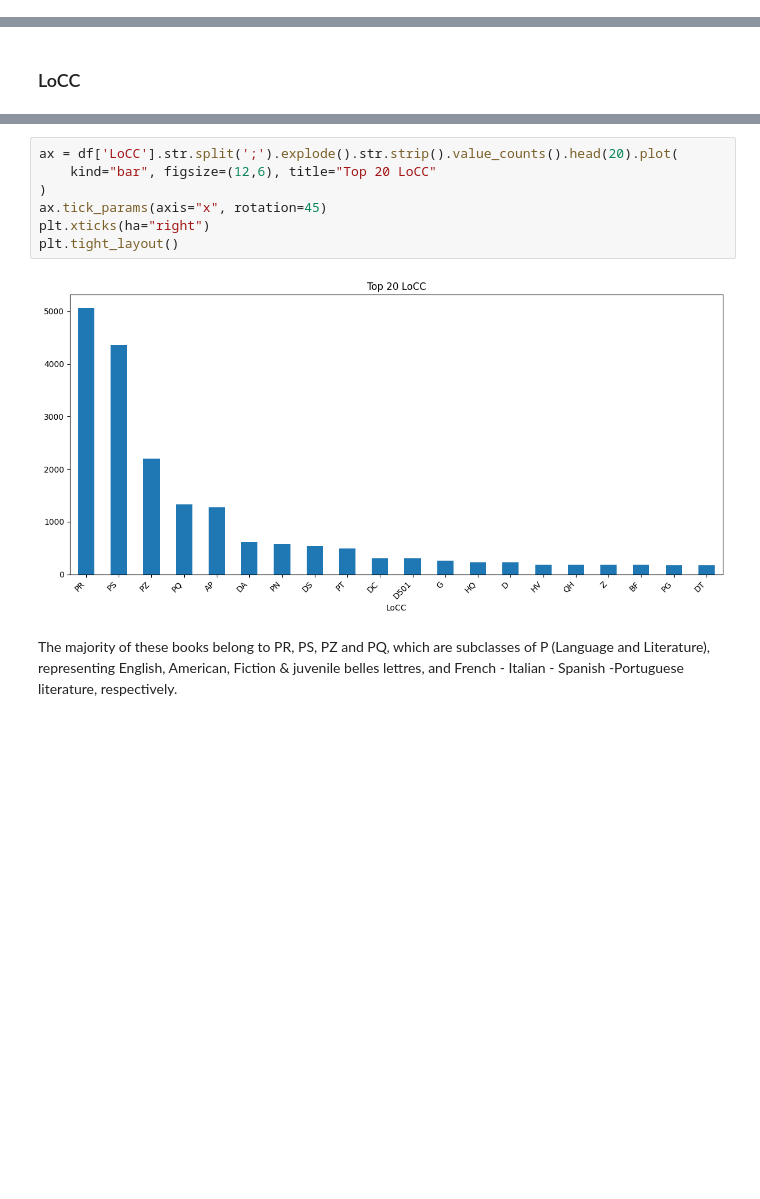
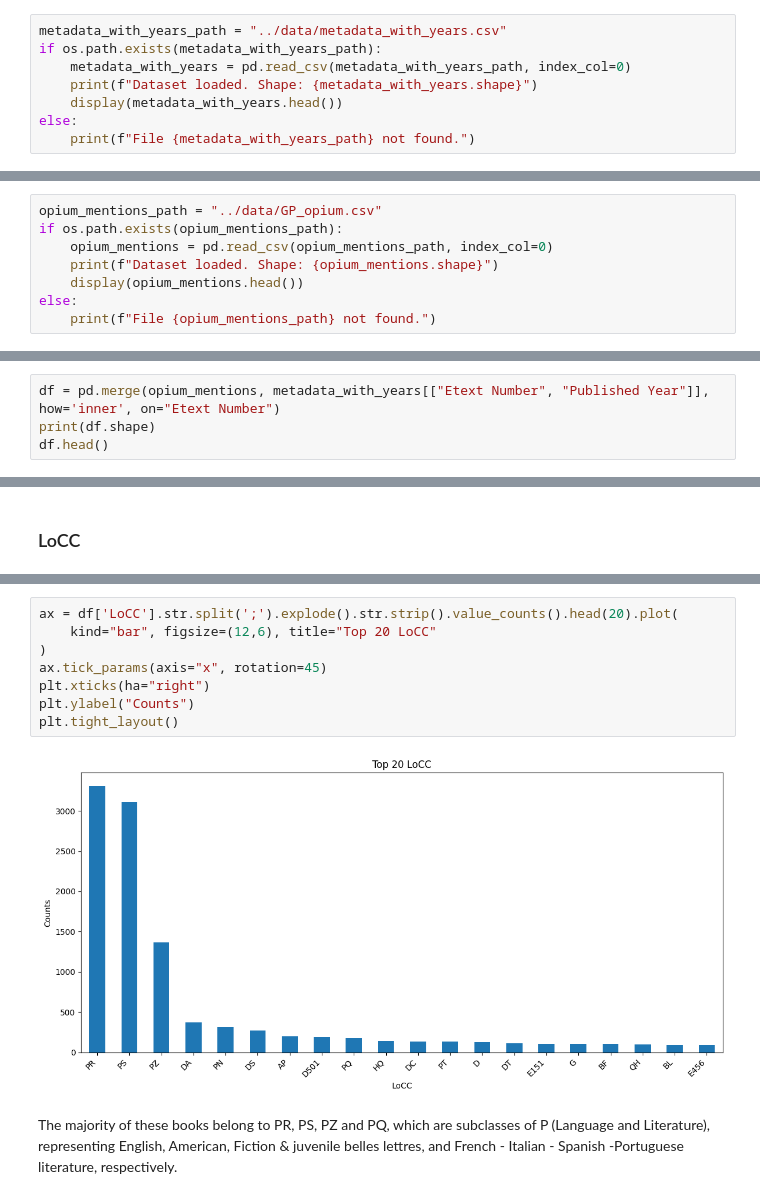
Before and after one commit to eglantine-vialaneix/opium-gutenberg, a Jupyter notebook: code/data_cleaning.ipynb, the cells around one changed output, grey strips where cells are left out. Saved outputs shown, nothing was run; the diff lists cells and outputs as text; blank space fills up the shorter version.

Commit message:
changed where we do year merging from descriptive analysis to cleaning (makes more sense sorry!)

```diff
--- a/code/data_cleaning.ipynb
+++ b/code/data_cleaning.ipynb
@@ -13,0 +12,8 @@ df = pd.read_csv(csv_path)
+# %%
+metadata_with_years_path = "../data/metadata_with_years.csv"
+if os.path.exists(metadata_with_years_path):
+    metadata_with_years = pd.read_csv(metadata_with_years_path, index_col=0)
+    print(f"Dataset loaded. Shape: {metadata_with_years.shape}")
+    display(metadata_with_years.head())
+else:
+    print(f"File {metadata_with_years_path} not found.")
@@ -13,0 +28,8 @@ df = pd.read_csv(csv_path)
+# %%
+opium_mentions_path = "../data/GP_opium.csv"
+if os.path.exists(opium_mentions_path):
+    opium_mentions = pd.read_csv(opium_mentions_path, index_col=0)
+    print(f"Dataset loaded. Shape: {opium_mentions.shape}")
+    display(opium_mentions.head())
+else:
+    print(f"File {opium_mentions_path} not found.")
@@ -13,0 +46,4 @@ df = pd.read_csv(csv_path)
+# %%
+df = pd.merge(opium_mentions, metadata_with_years[["Etext Number", "Published Year"]], how='inner', on="Etext Number")
+print(df.shape)
+df.head()
@@ -81,12 +126,13 @@ Name: count, dtype: int64
 # %%
 ax = df['LoCC'].str.split(';').explode().str.strip().value_counts().head(20).plot(
     kind="bar", figsize=(12,6), title="Top 20 LoCC"
 )
 ax.tick_params(axis="x", rotation=45)
 plt.xticks(ha="right")
+plt.ylabel("Counts")
 plt.tight_layout()
 # %% [output]
-[figure, old version]
+[figure, new version]
 # %% [markdown]
 The majority of these books belong to PR, PS, PZ and PQ, which are subclasses of P (Language and Literature), representing English, American, Fiction & juvenile belles lettres, and French - Italian - Spanish -Portuguese literature, respectively.
 # %% [markdown]
```
Also changed, not shown: parts of 18 cells of this notebook, 3 other files.
